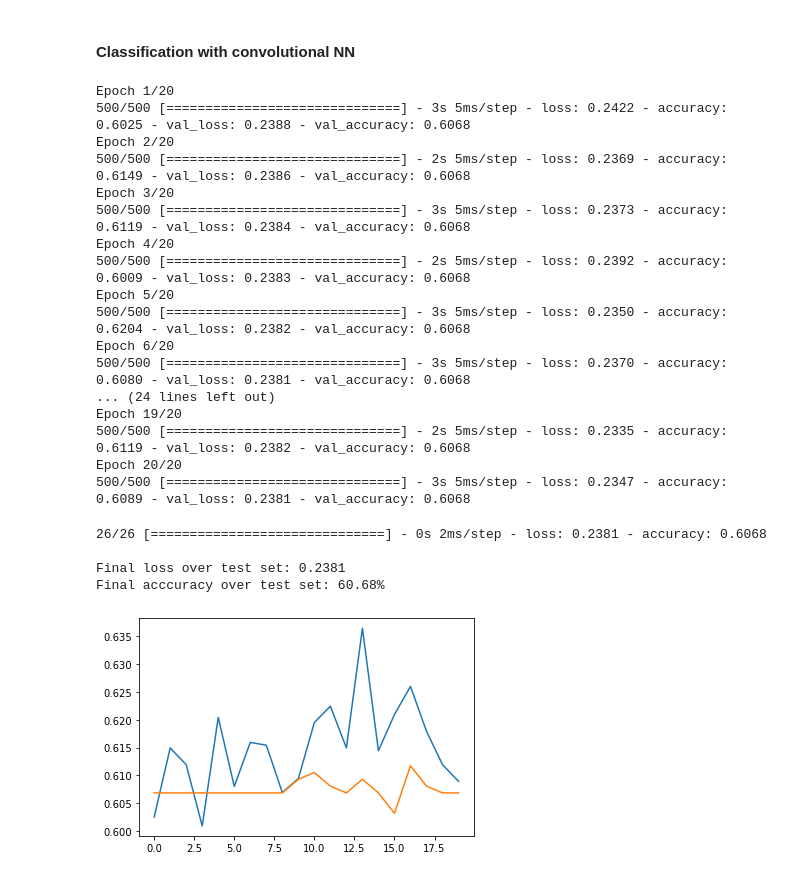
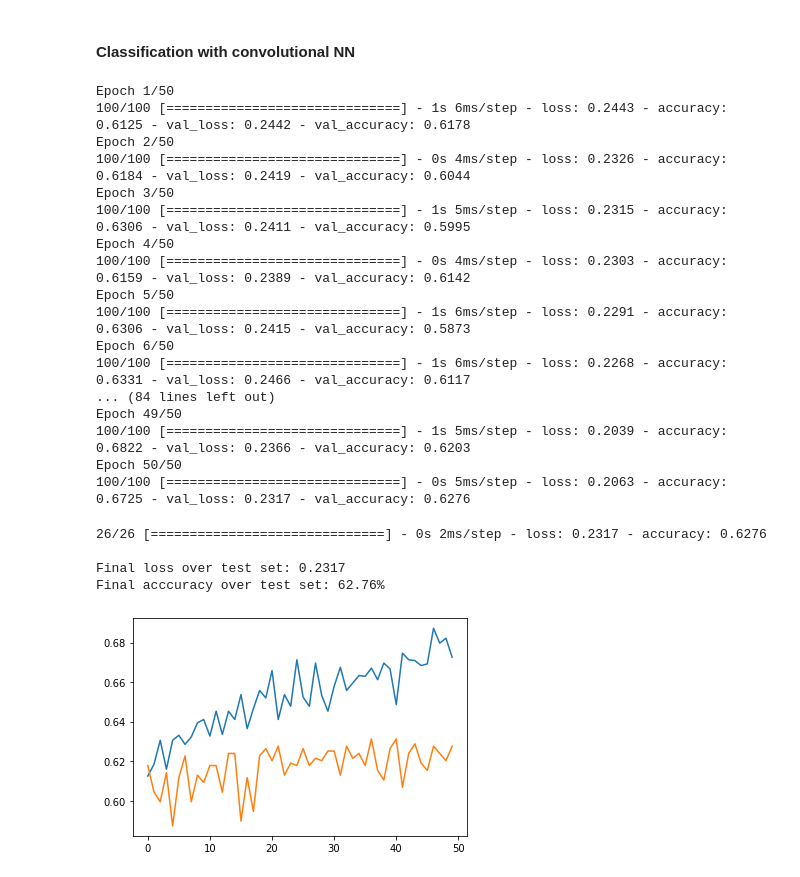
Before and after one commit to Sp-ino/PythonPlots, a Jupyter notebook: ML/notebooks/water_example.ipynb, the cells around one changed output. Drawn from its saved outputs; the diff is of its cells as text; code cells hidden in the pictures.

```diff
--- a/ML/notebooks/water_example.ipynb
+++ b/ML/notebooks/water_example.ipynb
@@ -213,8 +213,8 @@ from tensorflow.python.ops.numpy_ops import np_config
 np_config.enable_numpy_behavior()
 
 #hyperparameters
-n_epochs = 20
-n_steps_epoch = 500
+n_epochs = 50
+n_steps_epoch = 100
 batch_sz = train_size // n_steps_epoch
 pattern_len = X_train.shape[1]
 
@@ -224,14 +224,13 @@ class MyCNN(tf.keras.Model):
     def __init__(self):
         super().__init__()
         in_shape = (batch_sz, pattern_len, 1)
-        self.conv_in = tf.keras.layers.Conv1D(1, 2, input_shape=in_shape[1:], activation=tf.nn.relu, padding="same")
+        self.conv_in = tf.keras.layers.Conv1D(20, 2, input_shape=in_shape[1:], activation=tf.nn.relu, padding="same")
         self.pool_in = tf.keras.layers.AvgPool1D(2)
-        self.conv1 = tf.keras.layers.Conv1D(1, 2, activation=tf.nn.relu, padding="same")
+        self.conv1 = tf.keras.layers.Conv1D(10, 2, activation=tf.nn.relu, padding="same")
         self.pool_1 = tf.keras.layers.AvgPool1D(2)
         self.flatten = tf.keras.layers.Flatten()
-        self.dense1 = tf.keras.layers.Dense(6, activation=tf.nn.relu)
-        self.dense2 = tf.keras.layers.Dense(3, activation=tf.nn.relu)
-        self.dense_out = tf.keras.layers.Dense(1, activation=tf.nn.sigmoid)
+        self.dense1 = tf.keras.layers.Dense(10, activation=tf.nn.relu)
+        self.dense2 = tf.keras.layers.Dense(1, activation=tf.nn.relu)
 
     def call(self, inputs):
         x = self.conv_in(inputs)
@@ -240,8 +239,7 @@ class MyCNN(tf.keras.Model):
         x = self.pool_1(x)
         x = self.flatten(x)
         x = self.dense1(x)
-        x = self.dense2(x)
-        out = self.dense_out(x)
+        out = self.dense2(x)
         return out
 
 cnn = MyCNN()
@@ -258,33 +256,34 @@ y_pred = cnn.predict(X_test)
 n_test = X_test.shape[0]
 y_pred = y_pred.reshape(1, y_pred.shape[0]); y_pred = y_pred[0]
 # %% [output]
-Epoch 1/20
-500/500 [==============================] - 3s 5ms/step - loss: 0.2422 - accuracy: 0.6025 - val_loss: 0.2388 - val_accuracy: 0.6068
-Epoch 2/20
-500/500 [==============================] - 2s 5ms/step - loss: 0.2369 - accuracy: 0.6149 - val_loss: 0.2386 - val_accuracy: 0.6068
-Epoch 3/20
-500/500 [==============================] - 3s 5ms/step - loss: 0.2373 - accuracy: 0.6119 - val_loss: 0.2384 - val_accuracy: 0.6068
-Epoch 4/20
-500/500 [==============================] - 2s 5ms/step - loss: 0.2392 - accuracy: 0.6009 - val_loss: 0.2383 - val_accuracy: 0.6068
-Epoch 5/20
-500/500 [==============================] - 3s 5ms/step - loss: 0.2350 - accuracy: 0.6204 - val_loss: 0.2382 - val_accuracy: 0.6068
-Epoch 6/20
-500/500 [==============================] - 3s 5ms/step - loss: 0.2370 - accuracy: 0.6080 - val_loss: 0.2381 - val_accuracy: 0.6068
-... (24 lines left out)
-Epoch 19/20
-500/500 [==============================] - 2s 5ms/step - loss: 0.2335 - accuracy: 0.6119 - val_loss: 0.2382 - val_accuracy: 0.6068
-Epoch 20/20
-500/500 [==============================] - 3s 5ms/step - loss: 0.2347 - accuracy: 0.6089 - val_loss: 0.2381 - val_accuracy: 0.6068
+Epoch 1/50
+100/100 [==============================] - 1s 6ms/step - loss: 0.2443 - accuracy: 0.6125 - val_loss: 0.2442 - val_accuracy: 0.6178
+Epoch 2/50
+100/100 [==============================] - 0s 4ms/step - loss: 0.2326 - accuracy: 0.6184 - val_loss: 0.2419 - val_accuracy: 0.6044
+Epoch 3/50
+100/100 [==============================] - 1s 5ms/step - loss: 0.2315 - accuracy: 0.6306 - val_loss: 0.2411 - val_accuracy: 0.5995
+Epoch 4/50
+100/100 [==============================] - 0s 4ms/step - loss: 0.2303 - accuracy: 0.6159 - val_loss: 0.2389 - val_accuracy: 0.6142
+Epoch 5/50
+100/100 [==============================] - 1s 6ms/step - loss: 0.2291 - accuracy: 0.6306 - val_loss: 0.2415 - val_accuracy: 0.5873
+Epoch 6/50
+100/100 [==============================] - 1s 6ms/step - loss: 0.2268 - accuracy: 0.6331 - val_loss: 0.2466 - val_accuracy: 0.6117
+... (84 lines left out)
+Epoch 49/50
+100/100 [==============================] - 1s 5ms/step - loss: 0.2039 - accuracy: 0.6822 - val_loss: 0.2366 - val_accuracy: 0.6203
+Epoch 50/50
+100/100 [==============================] - 0s 5ms/step - loss: 0.2063 - accuracy: 0.6725 - val_loss: 0.2317 - val_accuracy: 0.6276
 # %%
 test_loss, test_acc = cnn.evaluate(X_test, y_test)
-print(f"\nFinal loss over test set: {test_loss:.4f}\nFinal acccuracy over test set: {test_acc*100:.2f}%\n")
+print(f"\nFinal loss over test set: {test_loss:.4f}\n\
+Final acccuracy over test set: {test_acc*100:.2f}%\n")
 
 plt.plot(history.history["accuracy"])
 plt.plot(history.history["val_accuracy"])
 plt.show()
 # %% [output]
-26/26 [==============================] - 0s 2ms/step - loss: 0.2381 - accuracy: 0.6068
+26/26 [==============================] - 0s 2ms/step - loss: 0.2317 - accuracy: 0.6276
 
-Final loss over test set: 0.2381
-Final acccuracy over test set: 60.68%
+Final loss over test set: 0.2317
+Final acccuracy over test set: 62.76%
-[figure, old version]
+[figure, new version]
```
Also changed, not shown: parts of 2 cells of this notebook, 1 other file.
